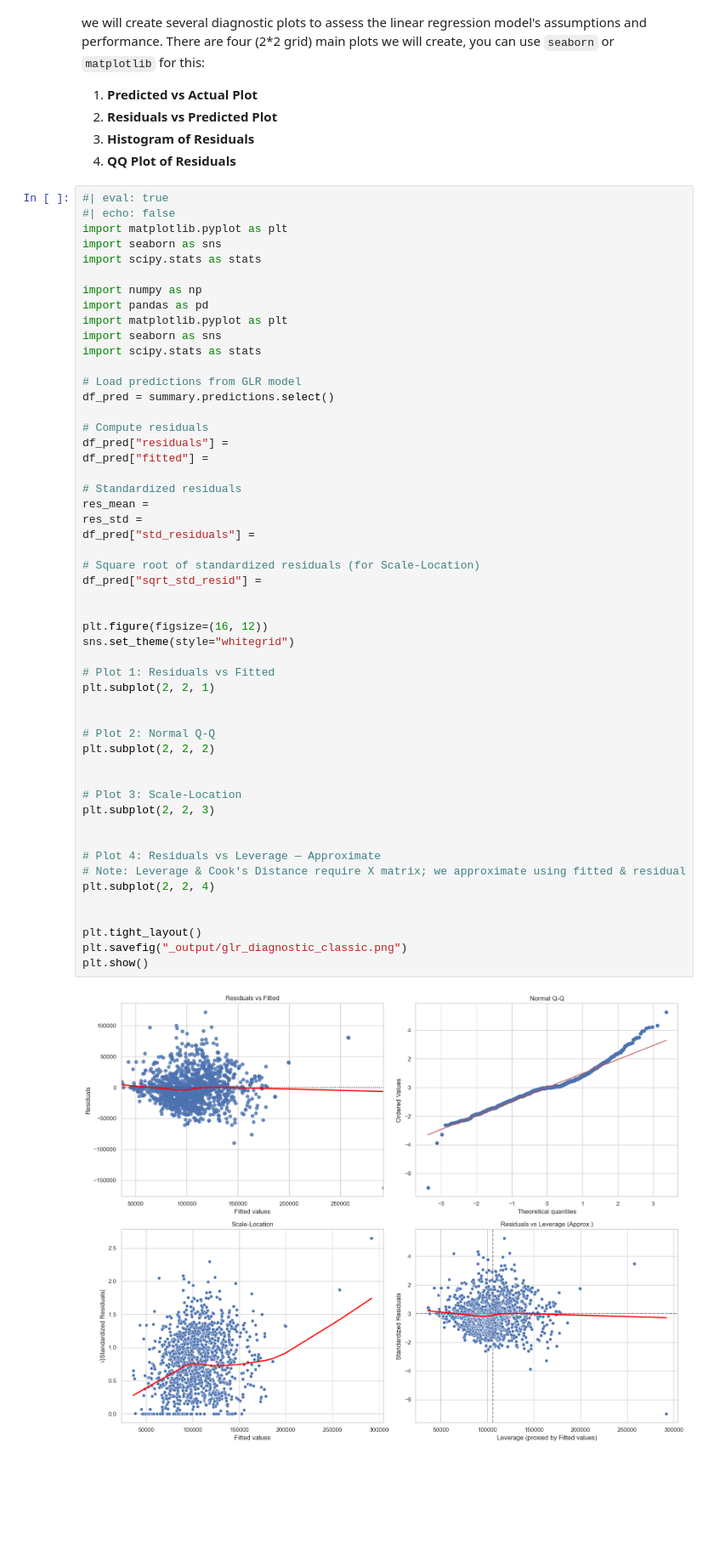
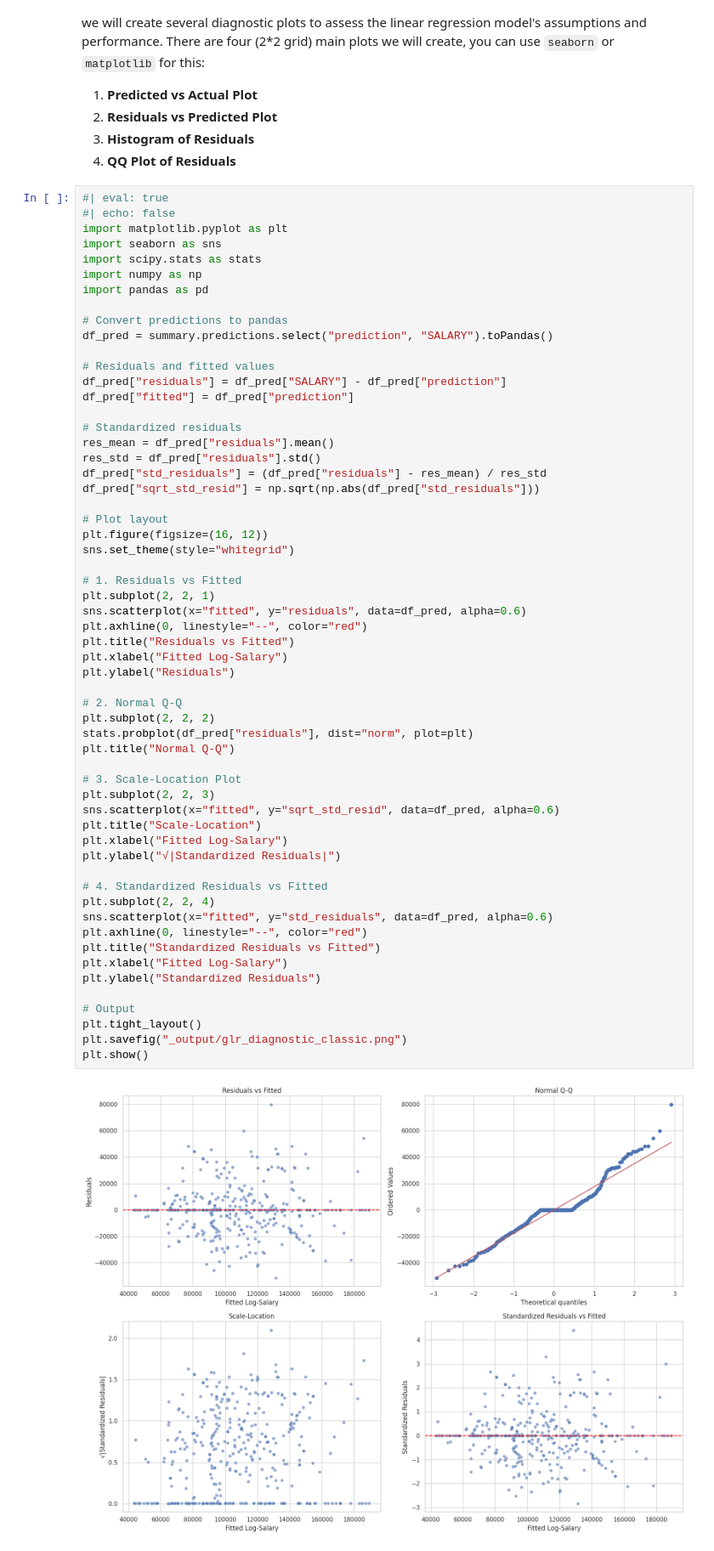
Before and after one commit to met-ad-688/lab08-PrathamKabra, a Jupyter notebook: lab08-prathamkabra.ipynb, the cells around one changed output. Shown: that part at 85% size. Saved outputs shown, nothing was run; the diff lists cells and outputs as text; blank space fills up the shorter version.

Commit message:
plotting the diagonstic plots

```diff
--- a/lab08-prathamkabra.ipynb
+++ b/lab08-prathamkabra.ipynb
@@ -260,57 +263,63 @@ Diagnostic plots are essential for evaluating the performance of regression mode
 # %%
 #| eval: true
 #| echo: false
 import matplotlib.pyplot as plt
 import seaborn as sns
 import scipy.stats as stats
-
 import numpy as np
 import pandas as pd
-import matplotlib.pyplot as plt
-import seaborn as sns
-import scipy.stats as stats
 
-# Load predictions from GLR model
-df_pred = summary.predictions.select()
+# Convert predictions to pandas
+df_pred = summary.predictions.select("prediction", "SALARY").toPandas()
 
-# Compute residuals
-df_pred["residuals"] =
-df_pred["fitted"] =
+# Residuals and fitted values
+df_pred["residuals"] = df_pred["SALARY"] - df_pred["prediction"]
+df_pred["fitted"] = df_pred["prediction"]
 
 # Standardized residuals
-res_mean =
-res_std =
-df_pred["std_residuals"] =
+res_mean = df_pred["residuals"].mean()
+res_std = df_pred["residuals"].std()
+df_pred["std_residuals"] = (df_pred["residuals"] - res_mean) / res_std
+df_pred["sqrt_std_resid"] = np.sqrt(np.abs(df_pred["std_residuals"]))
 
-# Square root of standardized residuals (for Scale-Location)
-df_pred["sqrt_std_resid"] =
-
-
+# Plot layout
 plt.figure(figsize=(16, 12))
 sns.set_theme(style="whitegrid")
 
-# Plot 1: Residuals vs Fitted
+# 1. Residuals vs Fitted
 plt.subplot(2, 2, 1)
+sns.scatterplot(x="fitted", y="residuals", data=df_pred, alpha=0.6)
+plt.axhline(0, linestyle="--", color="red")
+plt.title("Residuals vs Fitted")
+plt.xlabel("Fitted Log-Salary")
+plt.ylabel("Residuals")
 
+# 2. Normal Q-Q
+plt.subplot(2, 2, 2)
+stats.probplot(df_pred["residuals"], dist="norm", plot=plt)
+plt.title("Normal Q-Q")
 
-# Plot 2: Normal Q-Q
-plt.subplot(2, 2, 2)
+# 3. Scale-Location Plot
+plt.subplot(2, 2, 3)
+sns.scatterplot(x="fitted", y="sqrt_std_resid", data=df_pred, alpha=0.6)
+plt.title("Scale-Location")
+plt.xlabel("Fitted Log-Salary")
+plt.ylabel("√|Standardized Residuals|")
 
+# 4. Standardized Residuals vs Fitted
+plt.subplot(2, 2, 4)
+sns.scatterplot(x="fitted", y="std_residuals", data=df_pred, alpha=0.6)
+plt.axhline(0, linestyle="--", color="red")
+plt.title("Standardized Residuals vs Fitted")
+plt.xlabel("Fitted Log-Salary")
+plt.ylabel("Standardized Residuals")
 
-# Plot 3: Scale-Location
-plt.subplot(2, 2, 3)
-
-
-# Plot 4: Residuals vs Leverage — Approximate
-# Note: Leverage & Cook's Distance require X matrix; we approximate using fitted & residual
-plt.subplot(2, 2, 4)
-
-
+# Output
 plt.tight_layout()
 plt.savefig("_output/glr_diagnostic_classic.png")
 plt.show()
 # %% [output]
-[figure, old version]
+[figure, new version]
 # %% [markdown]
 # Evaluation
 
```
Also changed, not shown: parts of 9 cells of this notebook, 2 other files.
